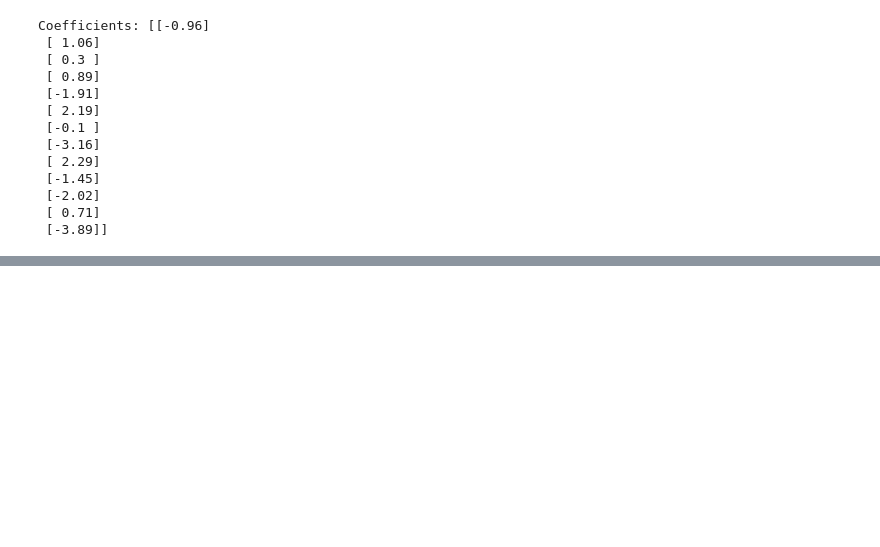
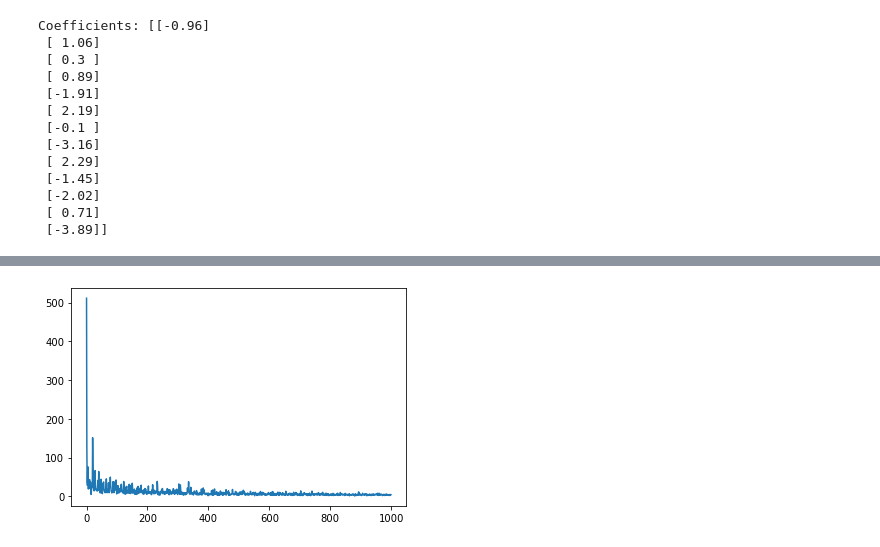
Before and after one commit to chris-santiago/dlfs, a Jupyter notebook: notebooks/Chap2.ipynb, the cells around one changed output, grey strips where cells are left out. Saved outputs shown, nothing was run; the diff lists cells and outputs as text; code cells hidden in the pictures; blank space fills up the shorter version.

```diff
--- a/notebooks/Chap2.ipynb
+++ b/notebooks/Chap2.ipynb
@@ -93,0 +127,16 @@ Coefficients: [[-0.96]
+# %%
+nn_scratch = NNRegressor(
+    hidden_size=64, learning_rate=0.001, batch_size=23, n_iter=1000, validate_step=100,
+    return_weights=True, return_losses=True, return_scores=True, seed=80178
+)
+
+fit = nn_scratch.fit(X_train, y_train, X_test, y_test)
+losses = fit[0]
+weights = fit[1]
+scores = fit[2]
+preds = nn_scratch.predict(X_test)
+# %%
+plt.plot(list(range(1000)), losses)
+plt.show()
+# %% [output]
+[figure, added]
```
Also changed, not shown: parts of 12 cells of this notebook, 1 other file.
